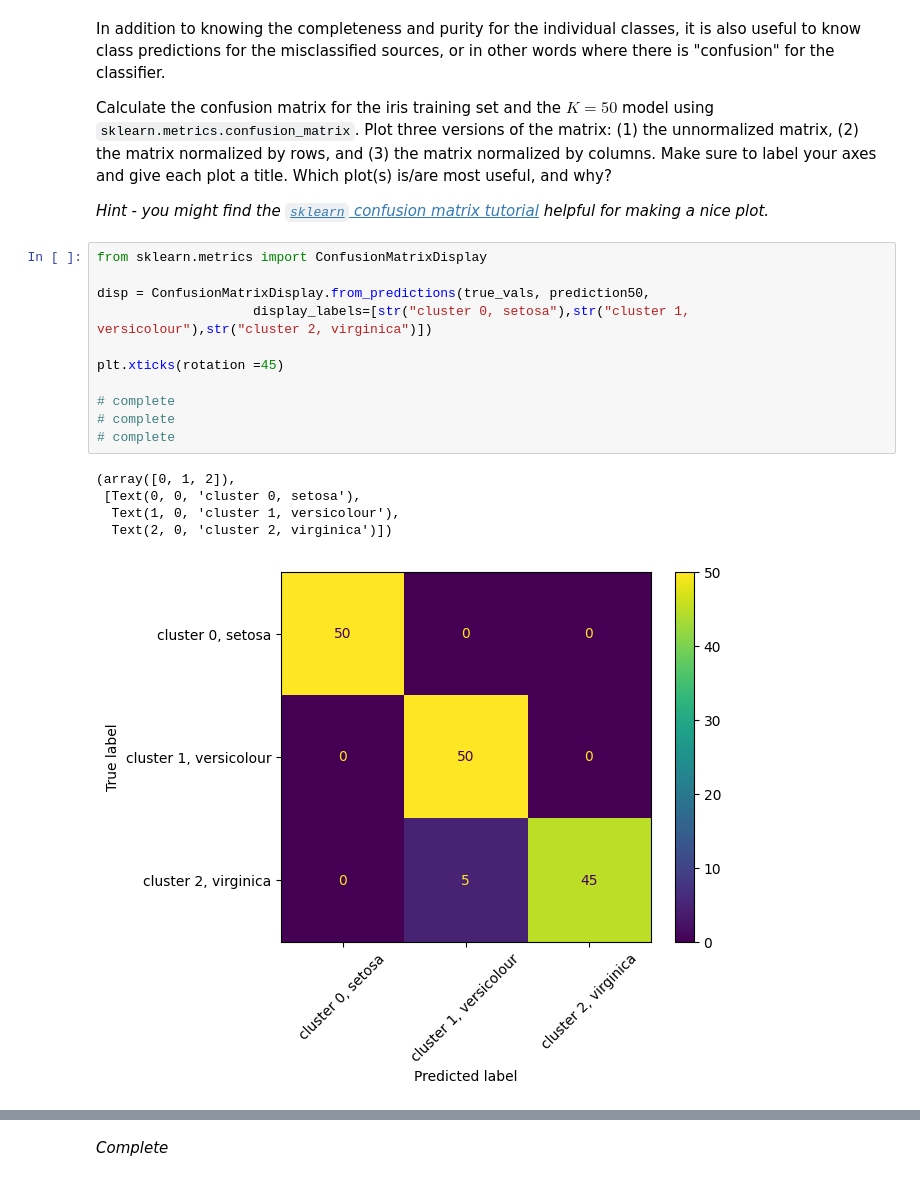
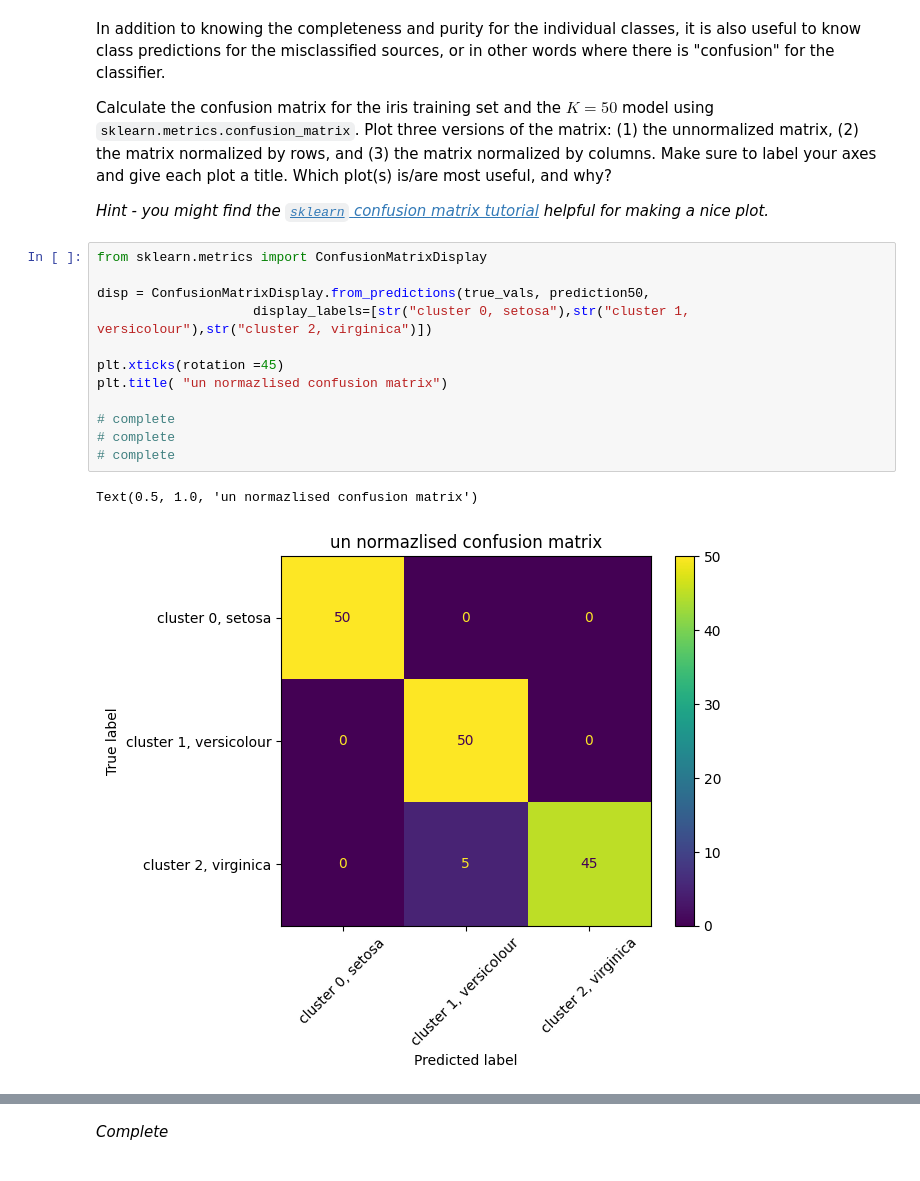
Before and after one commit to ASTR154/classification, a Jupyter notebook: classification.ipynb, the cells around one changed output, grey strips where cells are left out. Saved outputs shown, nothing was run; the diff lists cells and outputs as text.

Commit message:
add titles to confusion matrix! => done

```diff
--- a/classification.ipynb
+++ b/classification.ipynb
@@ -304,20 +304,18 @@ Calculate the confusion matrix for the iris training set and the $K = 50$ model
 # %%
 from sklearn.metrics import ConfusionMatrixDisplay
 
 disp = ConfusionMatrixDisplay.from_predictions(true_vals, prediction50,
                     display_labels=[str("cluster 0, setosa"),str("cluster 1, versicolour"),str("cluster 2, virginica")])
 
 plt.xticks(rotation =45)
+plt.title( "un normazlised confusion matrix")
 
 # complete
 # complete
 # complete
 # %% [output]
-(array([0, 1, 2]),
- [Text(0, 0, 'cluster 0, setosa'),
-  Text(1, 0, 'cluster 1, versicolour'),
-  Text(2, 0, 'cluster 2, virginica')])
+Text(0.5, 1.0, 'un normazlised confusion matrix')
-[figure, old version]
+[figure, new version]
 # %%
 from sklearn.metrics import ConfusionMatrixDisplay
 
```
Also changed, not shown: parts of 4 cells of this notebook.
